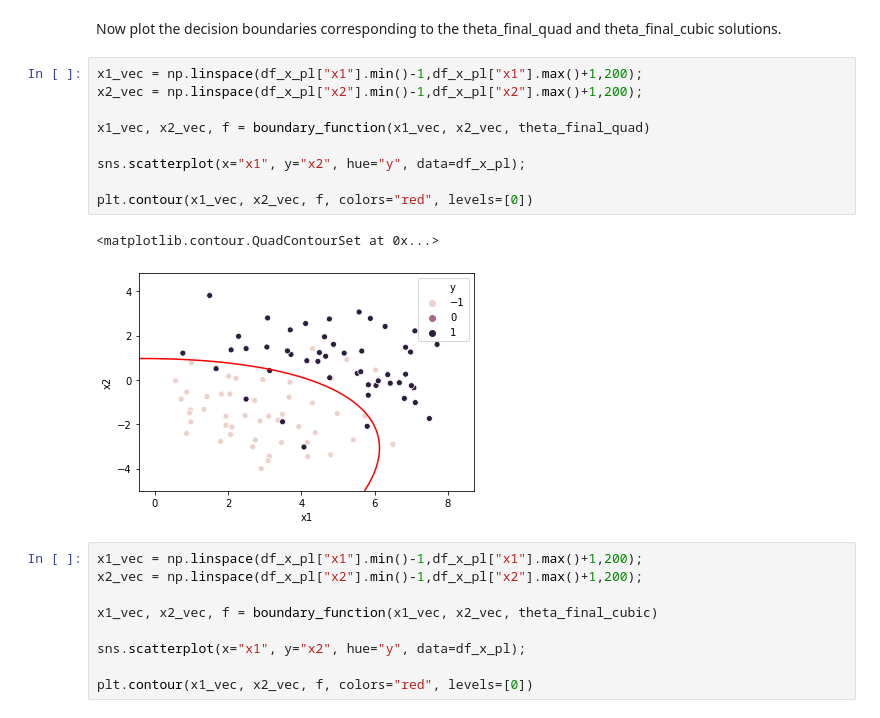
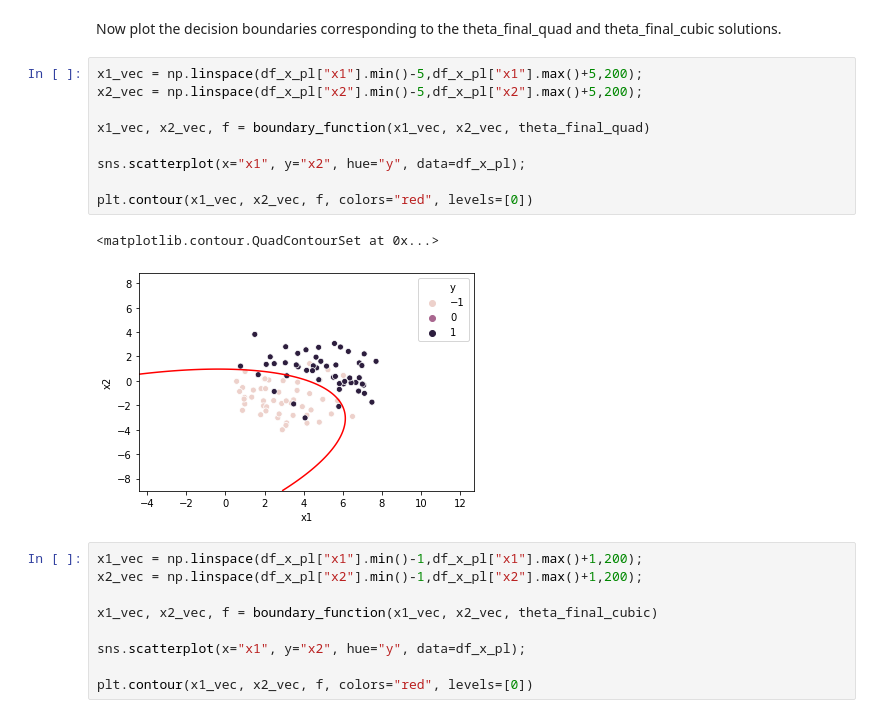
Before and after one commit to andrea-gasparini/foundations-data-science-assignments, a Jupyter notebook: homework2/FDS_Exercise_2.ipynb, the cells around one changed output. Drawn from its saved outputs; the diff is of its cells as text.

```diff
--- a/homework2/FDS_Exercise_2.ipynb
+++ b/homework2/FDS_Exercise_2.ipynb
@@ -582,17 +582,17 @@ def boundary_function(x1_vec, x2_vec, theta_final):
 # %% [markdown]
 Now plot the decision boundaries corresponding to the theta_final_quad and theta_final_cubic solutions.
 # %%
-x1_vec = np.linspace(df_x_pl["x1"].min()-1,df_x_pl["x1"].max()+1,200);
-x2_vec = np.linspace(df_x_pl["x2"].min()-1,df_x_pl["x2"].max()+1,200);
+x1_vec = np.linspace(df_x_pl["x1"].min()-5,df_x_pl["x1"].max()+5,200);
+x2_vec = np.linspace(df_x_pl["x2"].min()-5,df_x_pl["x2"].max()+5,200);
 
 x1_vec, x2_vec, f = boundary_function(x1_vec, x2_vec, theta_final_quad)
 
 sns.scatterplot(x="x1", y="x2", hue="y", data=df_x_pl);
 
 plt.contour(x1_vec, x2_vec, f, colors="red", levels=[0])
 # %% [output]
 <matplotlib.contour.QuadContourSet at 0x...>
-[figure, old version]
+[figure, new version]
 # %%
 x1_vec = np.linspace(df_x_pl["x1"].min()-1,df_x_pl["x1"].max()+1,200);
 x2_vec = np.linspace(df_x_pl["x2"].min()-1,df_x_pl["x2"].max()+1,200);
```
Also changed, not shown: parts of 2 cells of this notebook.
